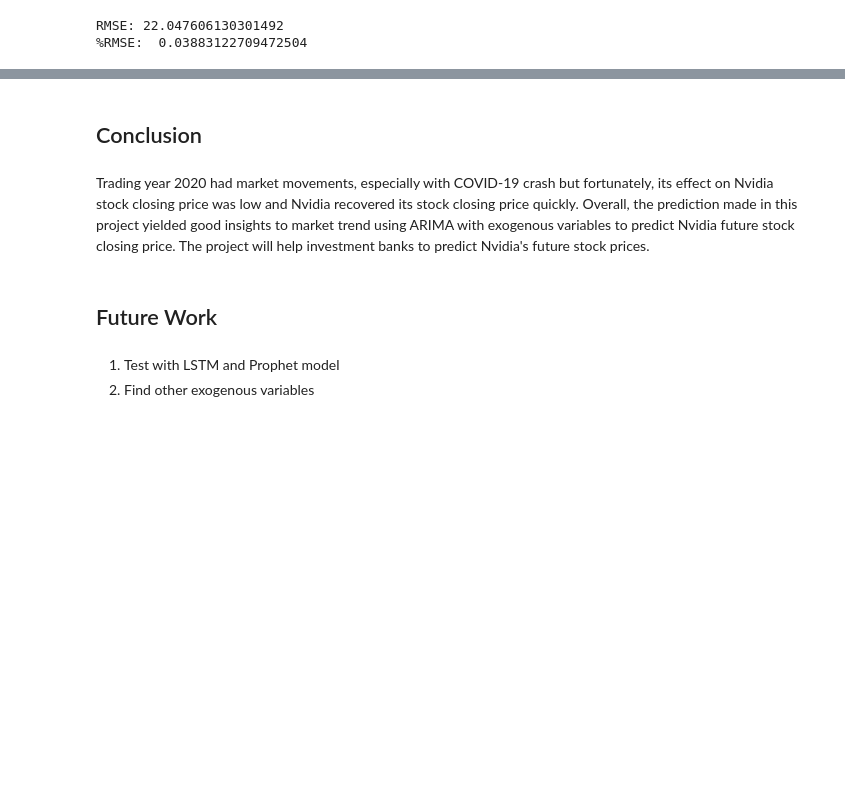
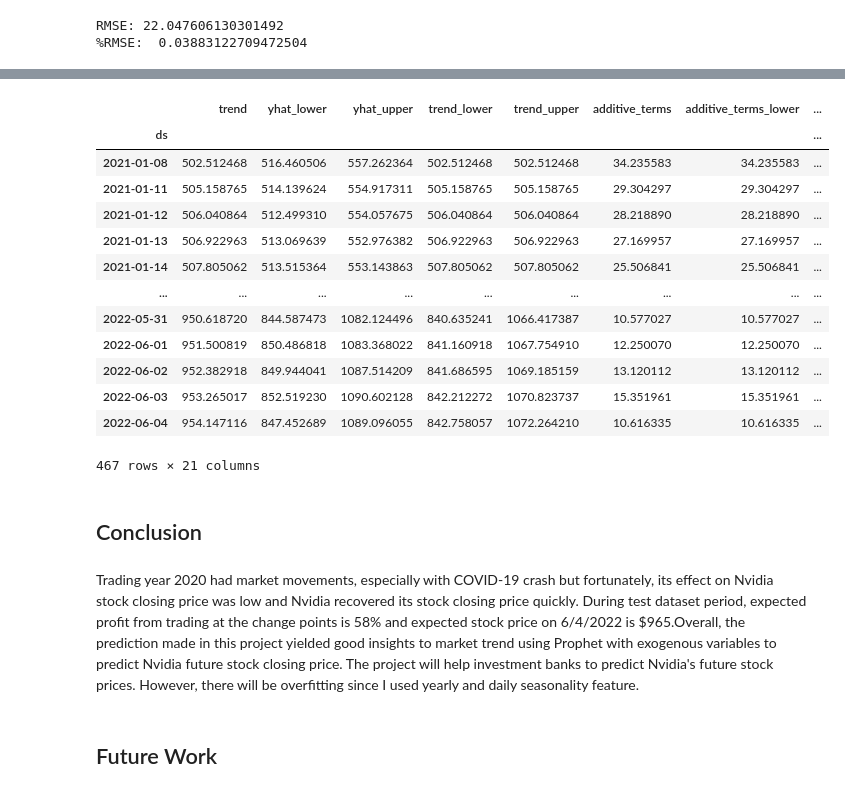
Before and after one commit to jayce7376/Nvidia_Stock_Prediction, a Jupyter notebook: Nvidia_Stock_Prediction.ipynb, the cells around one changed output, grey strips where cells are left out. Drawn from its saved outputs; the diff is of its cells as text; code cells hidden in the pictures; blank space fills up the shorter version.

```diff
--- a/Nvidia_Stock_Prediction.ipynb
+++ b/Nvidia_Stock_Prediction.ipynb
@@ -919,9 +922,24 @@ fig2 = fbp.plot(future_forecast)
+# %%
+future_forecast
+# %% [output]
+|  | trend | yhat_lower | yhat_upper | trend_lower | trend_upper | additive_terms | additive_terms_lower | ... |
+| ds |  |  |  |  |  |  |  | ... |
+| 2021-01-08 | 502.512468 | 516.460506 | 557.262364 | 502.512468 | 502.512468 | 34.235583 | 34.235583 | ... |
+| 2021-01-11 | 505.158765 | 514.139624 | 554.917311 | 505.158765 | 505.158765 | 29.304297 | 29.304297 | ... |
+| 2021-01-12 | 506.040864 | 512.499310 | 554.057675 | 506.040864 | 506.040864 | 28.218890 | 28.218890 | ... |
+| 2021-01-13 | 506.922963 | 513.069639 | 552.976382 | 506.922963 | 506.922963 | 27.169957 | 27.169957 | ... |
+| 2021-01-14 | 507.805062 | 513.515364 | 553.143863 | 507.805062 | 507.805062 | 25.506841 | 25.506841 | ... |
+| ... | ... | ... | ... | ... | ... | ... | ... | ... |
+| 2022-05-31 | 950.618720 | 844.587473 | 1082.124496 | 840.635241 | 1066.417387 | 10.577027 | 10.577027 | ... |
+| 2022-06-01 | 951.500819 | 850.486818 | 1083.368022 | 841.160918 | 1067.754910 | 12.250070 | 12.250070 | ... |
+| 2022-06-02 | 952.382918 | 849.944041 | 1087.514209 | 841.686595 | 1069.185159 | 13.120112 | 13.120112 | ... |
+| 2022-06-03 | 953.265017 | 852.519230 | 1090.602128 | 842.212272 | 1070.823737 | 15.351961 | 15.351961 | ... |
+| 2022-06-04 | 954.147116 | 847.452689 | 1089.096055 | 842.758057 | 1072.264210 | 10.616335 | 10.616335 | ... |
+467 rows × 21 columns
 # %% [markdown]
 ## Conclusion
 # %% [markdown]
-Trading year 2020 had market movements, especially with COVID-19 crash but fortunately, its effect on Nvidia stock closing price was low and Nvidia recovered its stock closing price quickly. Overall, the prediction made in this project yielded good insights to market trend using ARIMA with exogenous variables to predict Nvidia future stock closing price. The project will help investment banks to predict Nvidia's future stock prices.
+Trading year 2020 had market movements, especially with COVID-19 crash but fortunately, its effect on Nvidia stock closing price was low and Nvidia recovered its stock closing price quickly. During test dataset period, expected profit from trading at the change points is 58% and expected stock price on 6/4/2022 is $965.Overall, the prediction made in this project yielded good insights to market trend using Prophet with exogenous variables to predict Nvidia future stock closing price. The project will help investment banks to predict Nvidia's future stock prices.
+However, there will be overfitting since I used yearly and daily seasonality feature.
 # %% [markdown]
 ## Future Work
-# %% [markdown]
-1. Test with LSTM and Prophet model
-2. Find other exogenous variables
```
Also changed, not shown: parts of 51 cells of this notebook, 5 other files.
